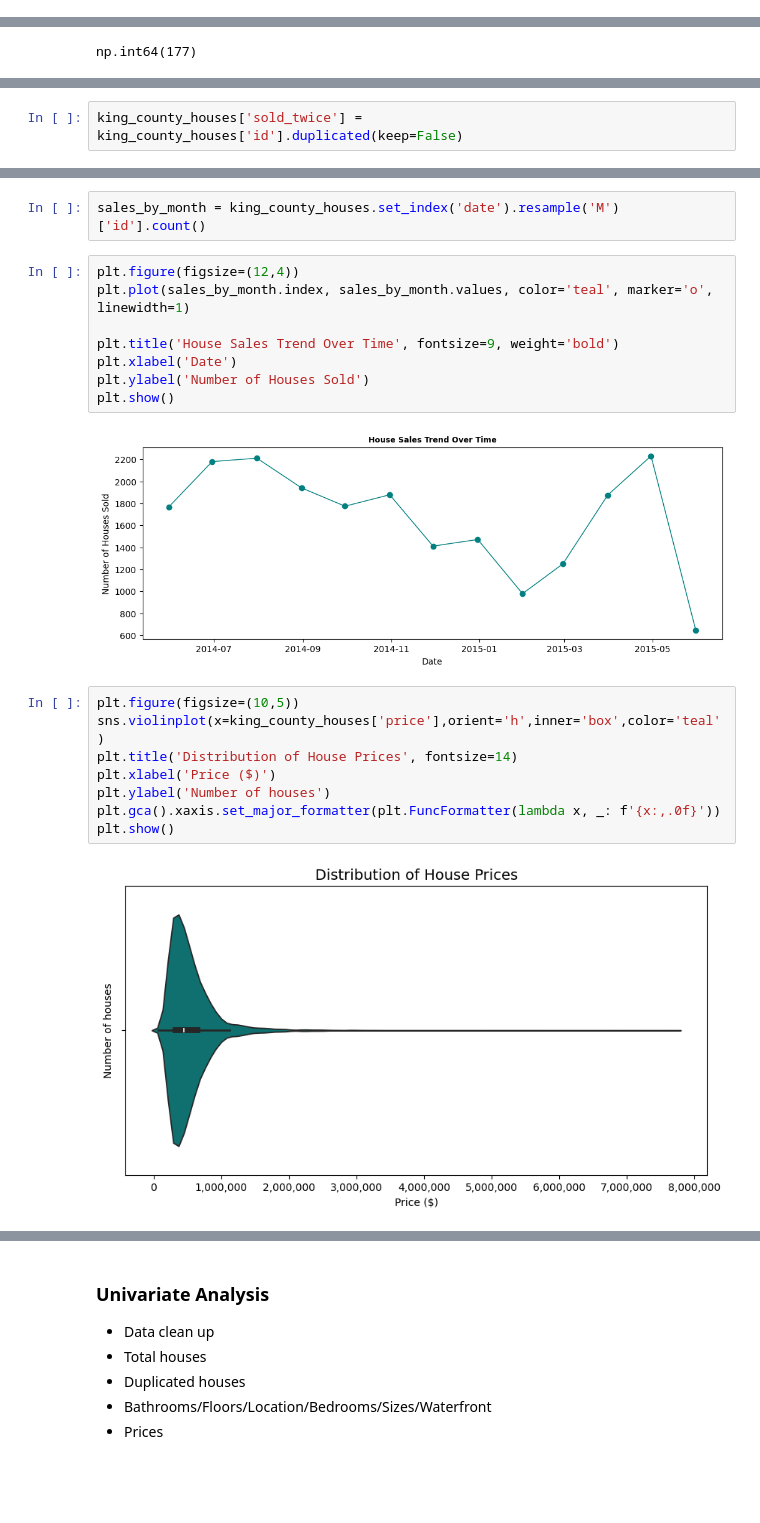
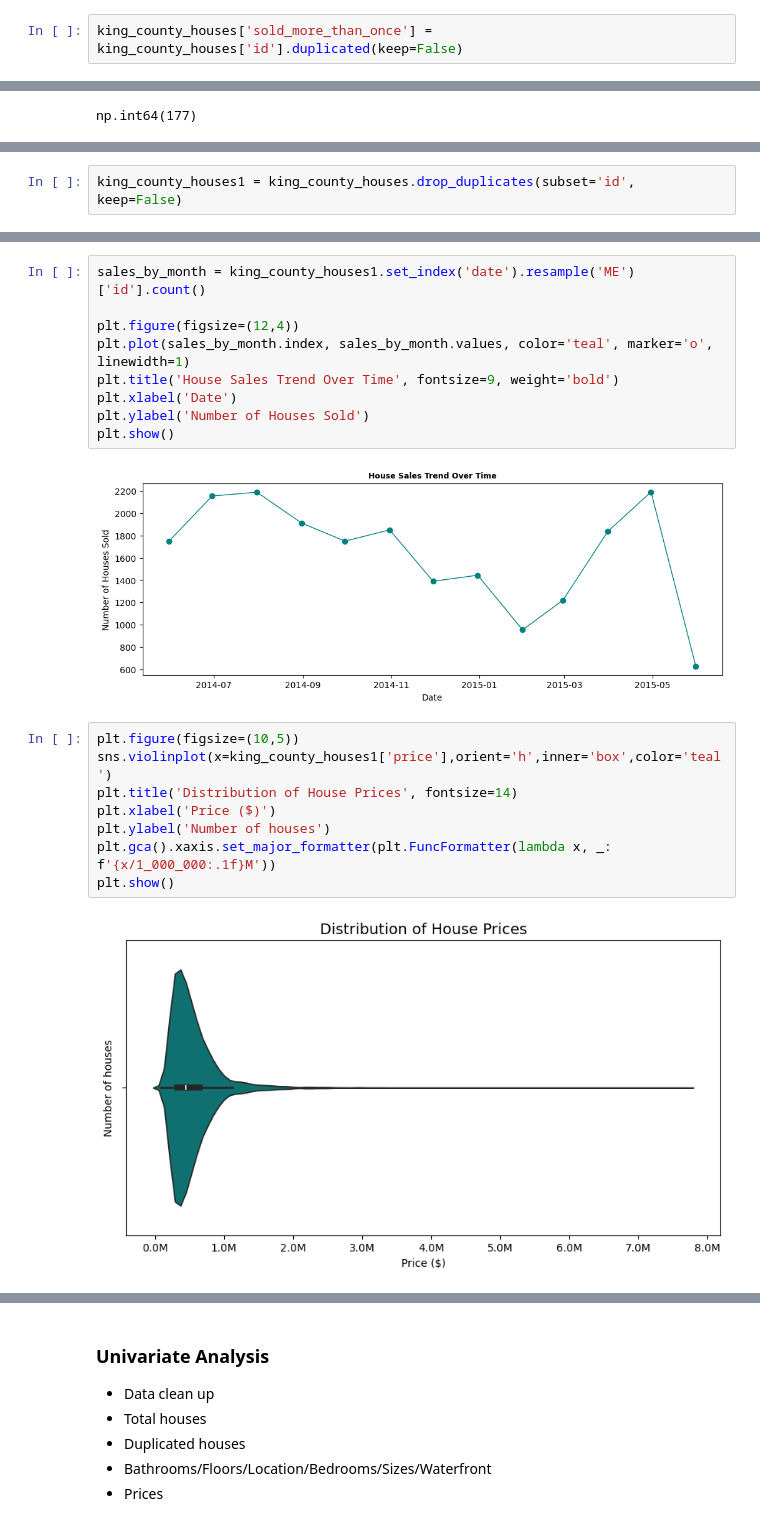
Before and after one commit to theAtieno/King-County-House, a Jupyter notebook: kc_house_data.ipynb, the cells around one changed output, grey strips where cells are left out. Saved outputs shown, nothing was run; the diff lists cells and outputs as text; blank space fills up the shorter version.

```diff
--- a/kc_house_data.ipynb
+++ b/kc_house_data.ipynb
@@ -153,6 +154,8 @@ king_county_houses['renovated'] = king_county_houses['yr_renovated'].apply(lambd
 king_county_houses['zipcode'] = king_county_houses['zipcode'].astype(str)
 # %%
 king_county_houses['waterfront'] = king_county_houses['waterfront'].map({0.0: 'No', 1.0: 'Yes'})
+# %%
+king_county_houses['sold_more_than_once'] = king_county_houses['id'].duplicated(keep=False)
 # %%
 king_county_houses.head()
 # %% [output]
@@ -187,2 +200,2 @@ np.int64(177)
 # %%
-king_county_houses['sold_twice'] = king_county_houses['id'].duplicated(keep=False)
+king_county_houses1 = king_county_houses.drop_duplicates(subset='id', keep=False)
@@ -208,24 +235,23 @@ plt.show()
-# %%
-sales_by_month = king_county_houses.set_index('date').resample('M')['id'].count()
 # %%
+sales_by_month = king_county_houses1.set_index('date').resample('ME')['id'].count()
+
 plt.figure(figsize=(12,4))
 plt.plot(sales_by_month.index, sales_by_month.values, color='teal', marker='o', linewidth=1)
-
 plt.title('House Sales Trend Over Time', fontsize=9, weight='bold')
 plt.xlabel('Date')
 plt.ylabel('Number of Houses Sold')
 plt.show()
 # %% [output]
-[figure, old version]
+[figure, new version]
 # %%
 plt.figure(figsize=(10,5))
-sns.violinplot(x=king_county_houses['price'],orient='h',inner='box',color='teal')
+sns.violinplot(x=king_county_houses1['price'],orient='h',inner='box',color='teal')
 plt.title('Distribution of House Prices', fontsize=14)
 plt.xlabel('Price ($)')
 plt.ylabel('Number of houses')
-plt.gca().xaxis.set_major_formatter(plt.FuncFormatter(lambda x, _: f'{x:,.0f}'))
+plt.gca().xaxis.set_major_formatter(plt.FuncFormatter(lambda x, _: f'{x/1_000_000:.1f}M'))
 plt.show()
 # %% [output]
-[figure, old version]
+[figure, new version]
 # %%
 plt.figure(figsize=(10,5))
```
Also changed, not shown: parts of 27 cells of this notebook, 6 other files.
